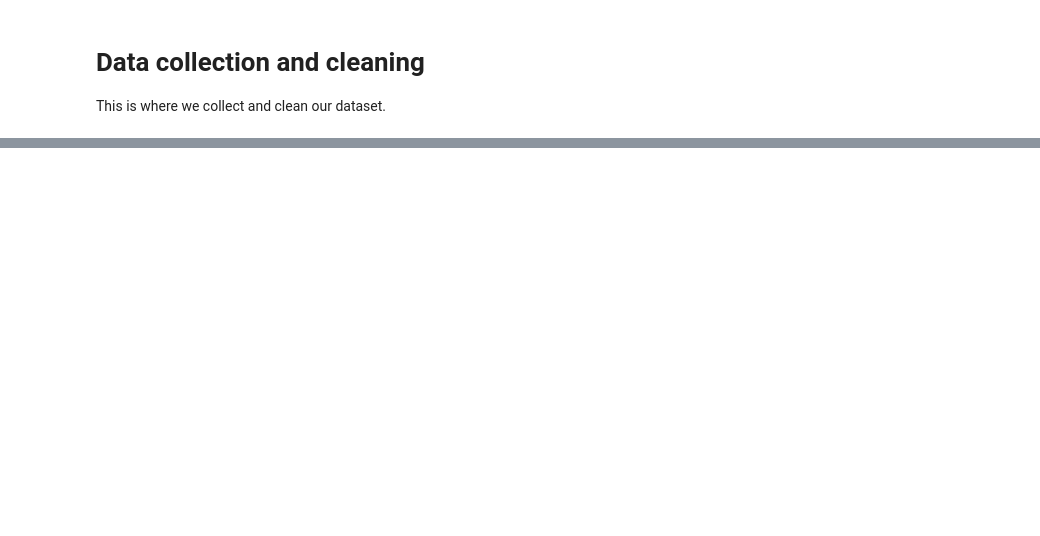
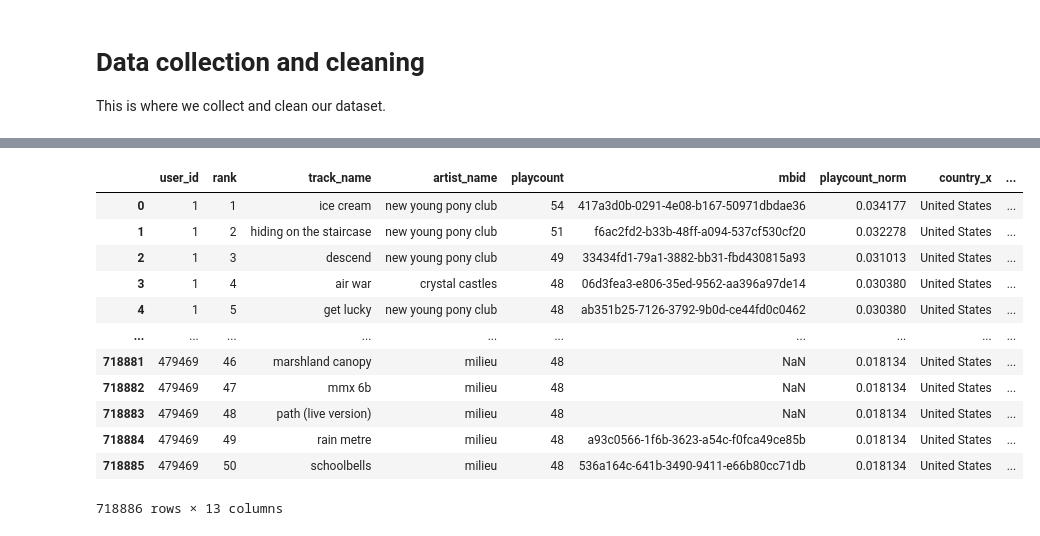
Before and after one commit to samikshakarimbil/genre-predictor, a Jupyter notebook: data_collection.ipynb, the cells around one changed output, grey strips where cells are left out. Saved outputs shown, nothing was run; the diff lists cells and outputs as text; code cells hidden in the pictures; blank space fills up the shorter version.

```diff
--- a/data_collection.ipynb
+++ b/data_collection.ipynb
@@ -85,0 +113,16 @@ top_albums = top_albums.merge(users, on="user_id", how="left")
+# %%
+top_tracks
+# %% [output]
+|  | user_id | rank | track_name | artist_name | playcount | mbid | playcount_norm | country_x | ... |
+| 0 | 1 | 1 | ice cream | new young pony club | 54 | 417a3d0b-0291-4e08-b167-50971dbdae36 | 0.034177 | United States | ... |
+| 1 | 1 | 2 | hiding on the staircase | new young pony club | 51 | f6ac2fd2-b33b-48ff-a094-537cf530cf20 | 0.032278 | United States | ... |
+| 2 | 1 | 3 | descend | new young pony club | 49 | 33434fd1-79a1-3882-bb31-fbd430815a93 | 0.031013 | United States | ... |
+| 3 | 1 | 4 | air war | crystal castles | 48 | 06d3fea3-e806-35ed-9562-aa396a97de14 | 0.030380 | United States | ... |
+| 4 | 1 | 5 | get lucky | new young pony club | 48 | ab351b25-7126-3792-9b0d-ce44fd0c0462 | 0.030380 | United States | ... |
+| ... | ... | ... | ... | ... | ... | ... | ... | ... | ... |
+| 718881 | 479469 | 46 | marshland canopy | milieu | 48 | NaN | 0.018134 | United States | ... |
+| 718882 | 479469 | 47 | mmx 6b | milieu | 48 | NaN | 0.018134 | United States | ... |
+| 718883 | 479469 | 48 | path (live version) | milieu | 48 | NaN | 0.018134 | United States | ... |
+| 718884 | 479469 | 49 | rain metre | milieu | 48 | a93c0566-1f6b-3623-a54c-f0fca49ce85b | 0.018134 | United States | ... |
+| 718885 | 479469 | 50 | schoolbells | milieu | 48 | 536a164c-641b-3490-9411-e66b80cc71db | 0.018134 | United States | ... |
+718886 rows × 13 columns
```
Also changed, not shown: parts of 10 cells of this notebook.
